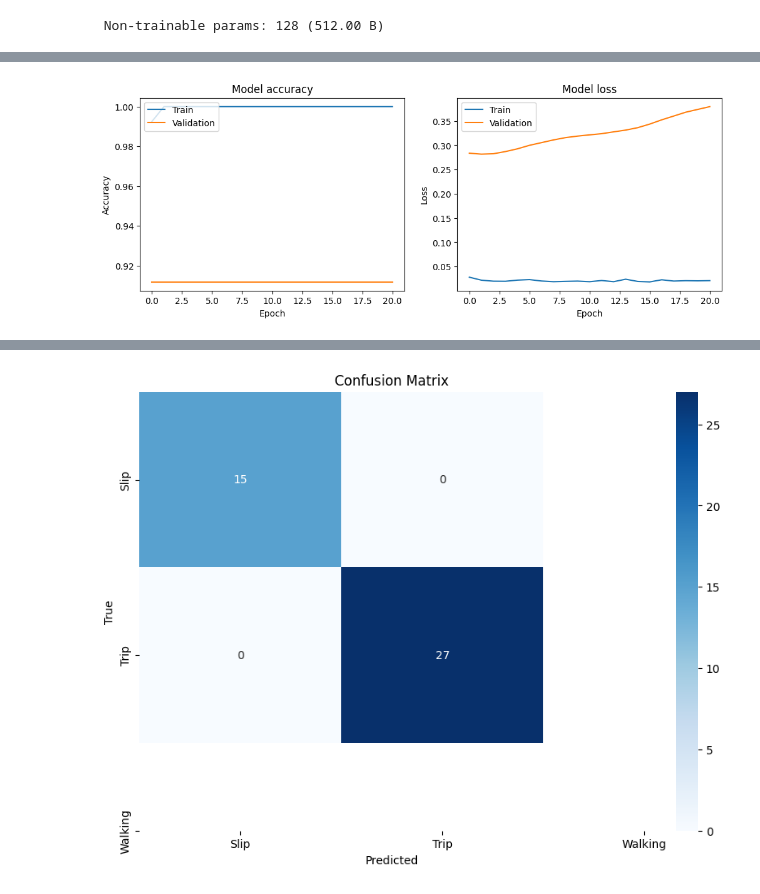
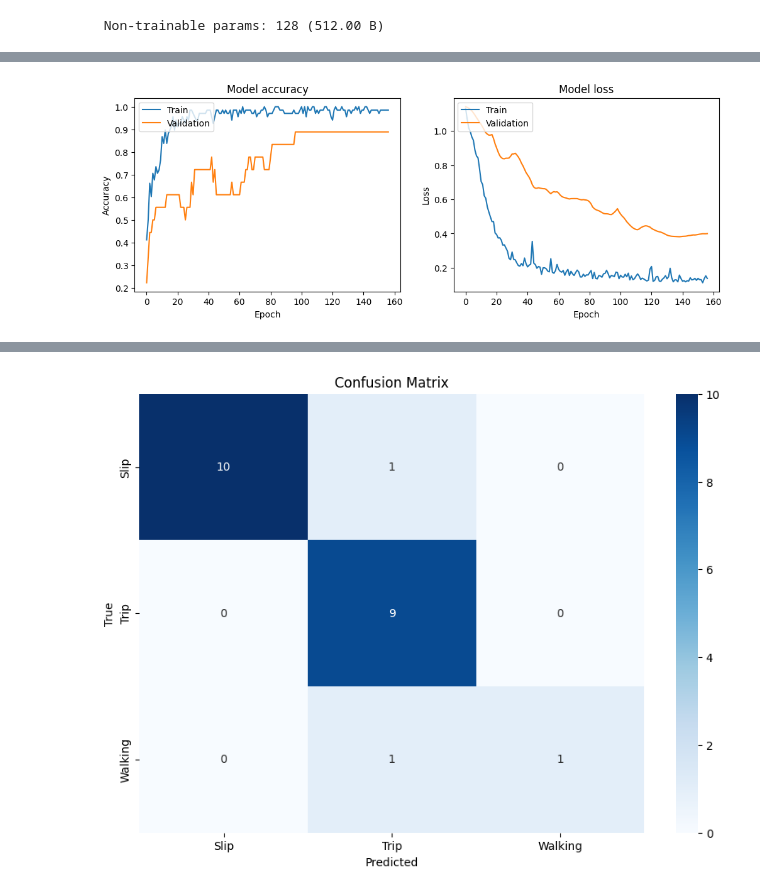
Before and after one commit to AdamM1-36/slip-trip-fall-PRI, a Jupyter notebook: ml/lstm/lstm_train.ipynb, the cells around one changed output, grey strips where cells are left out. Saved outputs shown, nothing was run; the diff lists cells and outputs as text; code cells hidden in the pictures.

```diff
--- a/ml/lstm/lstm_train.ipynb
+++ b/ml/lstm/lstm_train.ipynb
@@ -439,3 +547,33 @@ Model: "sequential_2"
  Total params: 618,003 (2.36 MB)
  Trainable params: 617,907 (2.36 MB)
  Non-trainable params: 96 (384.00 B)
+# %%
+## MODEL V3 unidirectional with case upstair
+from keras._tf_keras.keras.models import Sequential
+from keras._tf_keras.keras.layers import LSTM, Dropout, Dense, Bidirectional, Conv1D, BatchNormalization
+from keras._tf_keras.keras.callbacks import ReduceLROnPlateau, EarlyStopping
+from keras._tf_keras.keras.optimizers import Adam
+from keras._tf_keras.keras.regularizers import l2
+
+# Define the LSTM model
+model = Sequential([
+    # First Bidirectional LSTM layer with Conv1D + MaxPooling for feature extraction
+    Conv1D(16, 5, activation='relu', padding='same', input_shape=(MAX_TIMESTEPS, len(features))),
+    BatchNormalization(),
+
+    # Bidirectional LSTM for better learning of sequential data
+    LSTM(32, recurrent_dropout=0.1),
+
+    # Fully connected dense layers
+    Dense(32, activation='relu', kernel_regularizer=l2(0.0012)),
+    Dropout(0.2),
+
+    # Output layer for classification (using softmax for multi-class classification)
+    Dense(len(label_mapping), activation='softmax')
+])
+model.compile(optimizer=Adam(learning_rate=0.001), loss='sparse_categorical_crossentropy', metrics=['accuracy'])
+model.summary()
+
+
+reduce_lr = ReduceLROnPlateau(monitor='val_loss', factor=0.2, patience=7, min_lr=1e-9, verbose=1)
+early_stop = EarlyStopping(monitor='val_loss', patience=20, min_delta=0.005, restore_best_weights=True, verbose=1)
@@ -442,7 +601,7 @@ Model: "sequential_2"
 # %%
-history = model.fit(x_train, y_train, epochs=400, validation_split=0.2, callbacks=[reduce_lr, early_stop])
-# history = model.fit(x_train, y_train, epochs=400, validation_split=0.2)
-loss, accuracy = model.evaluate(x_test, y_test)
+history = model.fit(x_upstairs_train, y_upstairs_train, epochs=400, validation_split=0.2, callbacks=[reduce_lr, early_stop])
+# history = model.fit(x_upstairs_train, y_upstairs_train, epochs=400, validation_split=0.2)
+loss, accuracy = model.evaluate(x_upstairs_test, y_upstairs_test)
 print(f'Test Loss: {loss}')
 print(f'Test Accuracy: {accuracy}')
 # %% [output]
@@ -490,10 +649,10 @@ plt.legend(['Train', 'Validation'], loc='upper left')
 plt.show()
 
 # Predict the labels for the test set
-y_pred = model.predict(x_test)
+y_pred = model.predict(x_upstairs_test)
 y_pred_classes = np.argmax(y_pred, axis=1)
 
-cm = confusion_matrix(y_test, y_pred_classes)
+cm = confusion_matrix(y_upstairs_test, y_pred_classes)
 
 # Plot the confusion matrix using seaborn
 plt.figure(figsize=(10, 7))
@@ -503,4 +662,4 @@ plt.ylabel('True')
 plt.title('Confusion Matrix')
 plt.show()
 # %% [output]
-[figure, old version]
+[figure, new version]
@@ -508,3 +667,3 @@ plt.show()
-[figure, old version]
+[figure, new version]
 # %%
 # Save the model
```
Also changed, not shown: parts of 8 cells of this notebook, 5 other files.
